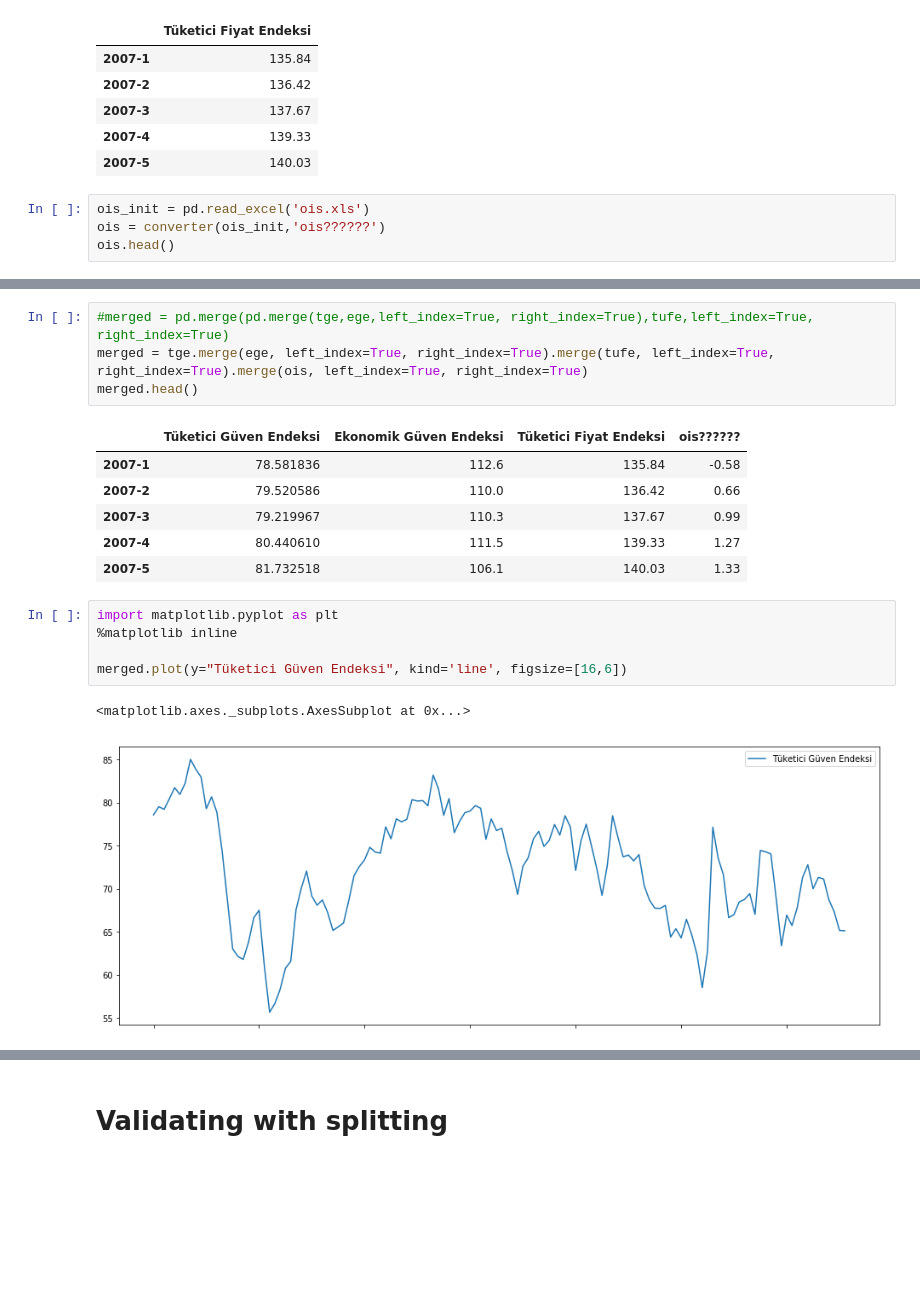
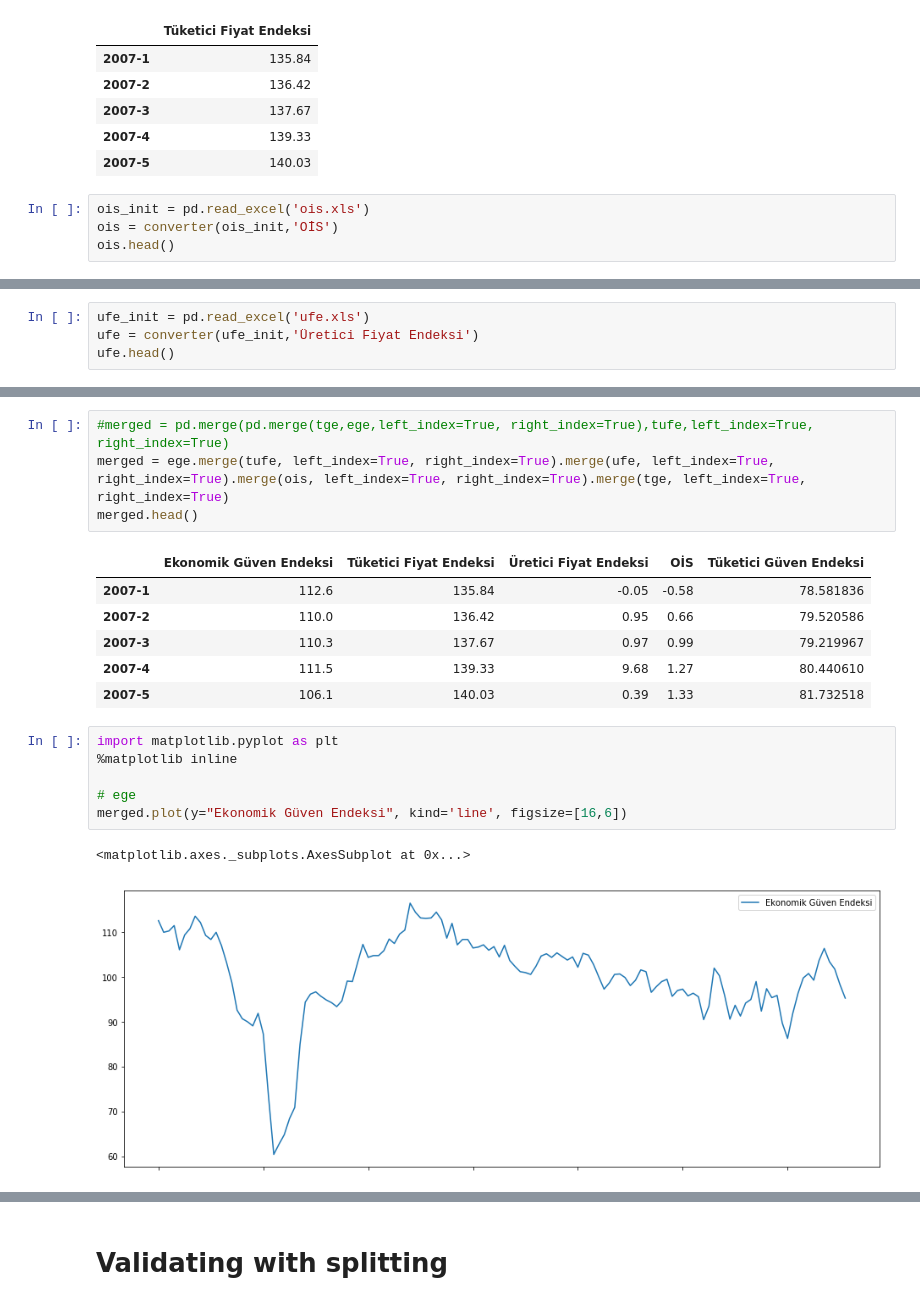
Before and after one commit to beratgumus/ConsumerConfidenceIndexEstimation, a Jupyter notebook: Proje2.ipynb, the cells around one changed output, grey strips where cells are left out. Cells and saved outputs as stored; diff of their text form; blank space fills up the shorter version.

Commit message:
Added ufe and refactored dataframe
Refactored merged dataframe. Our x's values is in first 4 columns and our y is at last column.

```diff
--- a/Proje2.ipynb
+++ b/Proje2.ipynb
@@ -60,6 +60,6 @@ tufe.head()
 | 2007-5 | 140.03 |
 # %%
 ois_init = pd.read_excel('ois.xls')
-ois = converter(ois_init,'ois??????')
+ois = converter(ois_init,'OİS')
 ois.head()
 # %% [output]
@@ -69,3 +69,7 @@ ois.head()
 | 2007-3 | 0.99 |
 | 2007-4 | 1.27 |
 | 2007-5 | 1.33 |
+# %%
+ufe_init = pd.read_excel('ufe.xls')
+ufe = converter(ufe_init,'Üretici Fiyat Endeksi')
+ufe.head()
@@ -72,19 +83,20 @@ ois.head()
 # %%
 #merged = pd.merge(pd.merge(tge,ege,left_index=True, right_index=True),tufe,left_index=True, right_index=True)
-merged = tge.merge(ege, left_index=True, right_index=True).merge(tufe, left_index=True, right_index=True).merge(ois, left_index=True, right_index=True)
+merged = ege.merge(tufe, left_index=True, right_index=True).merge(ufe, left_index=True, right_index=True).merge(ois, left_index=True, right_index=True).merge(tge, left_index=True, right_index=True)
 merged.head()
 # %% [output]
-|  | Tüketici Güven Endeksi | Ekonomik Güven Endeksi | Tüketici Fiyat Endeksi | ois?????? |
-| 2007-1 | 78.581836 | 112.6 | 135.84 | -0.58 |
-| 2007-2 | 79.520586 | 110.0 | 136.42 | 0.66 |
-| 2007-3 | 79.219967 | 110.3 | 137.67 | 0.99 |
-| 2007-4 | 80.440610 | 111.5 | 139.33 | 1.27 |
-| 2007-5 | 81.732518 | 106.1 | 140.03 | 1.33 |
+|  | Ekonomik Güven Endeksi | Tüketici Fiyat Endeksi | Üretici Fiyat Endeksi | OİS | Tüketici Güven Endeksi |
+| 2007-1 | 112.6 | 135.84 | -0.05 | -0.58 | 78.581836 |
+| 2007-2 | 110.0 | 136.42 | 0.95 | 0.66 | 79.520586 |
+| 2007-3 | 110.3 | 137.67 | 0.97 | 0.99 | 79.219967 |
+| 2007-4 | 111.5 | 139.33 | 9.68 | 1.27 | 80.440610 |
+| 2007-5 | 106.1 | 140.03 | 0.39 | 1.33 | 81.732518 |
 # %%
 import matplotlib.pyplot as plt
 %matplotlib inline
 
-merged.plot(y="Tüketici Güven Endeksi", kind='line', figsize=[16,6])
+# ege
+merged.plot(y="Ekonomik Güven Endeksi", kind='line', figsize=[16,6])
 # %% [output]
 <matplotlib.axes._subplots.AxesSubplot at 0x...>
-[figure, old version]
+[figure, new version]
```
Also changed, not shown: parts of 9 cells of this notebook.
